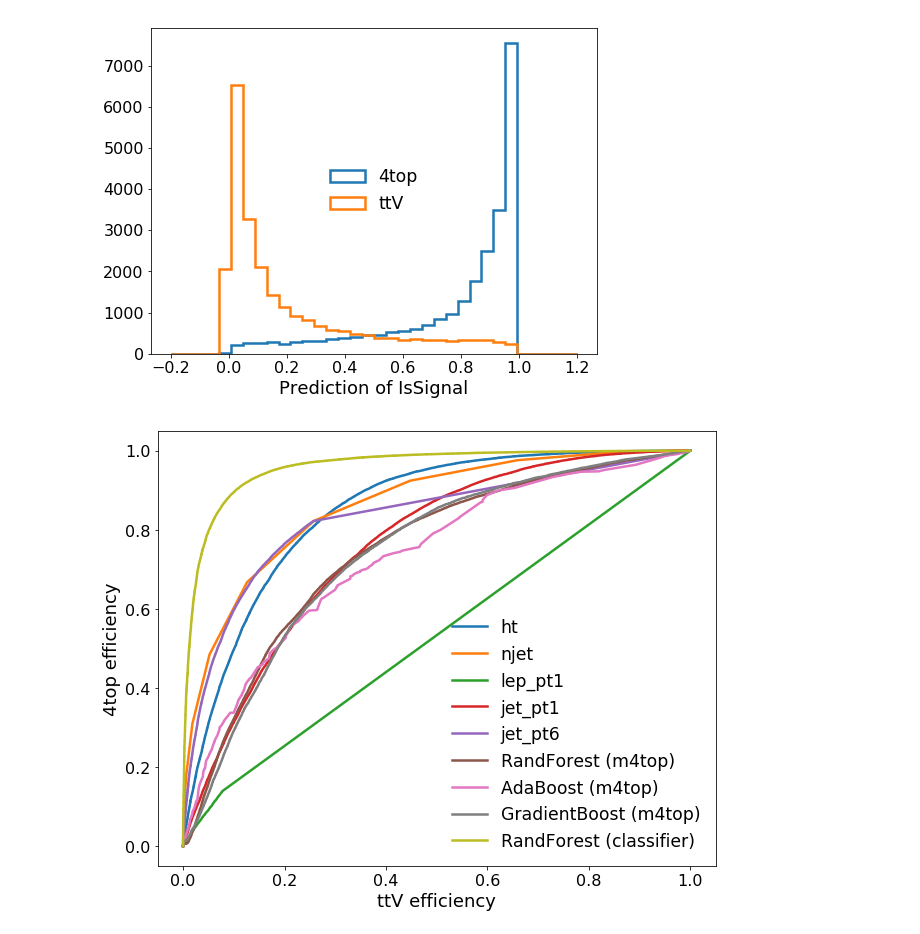
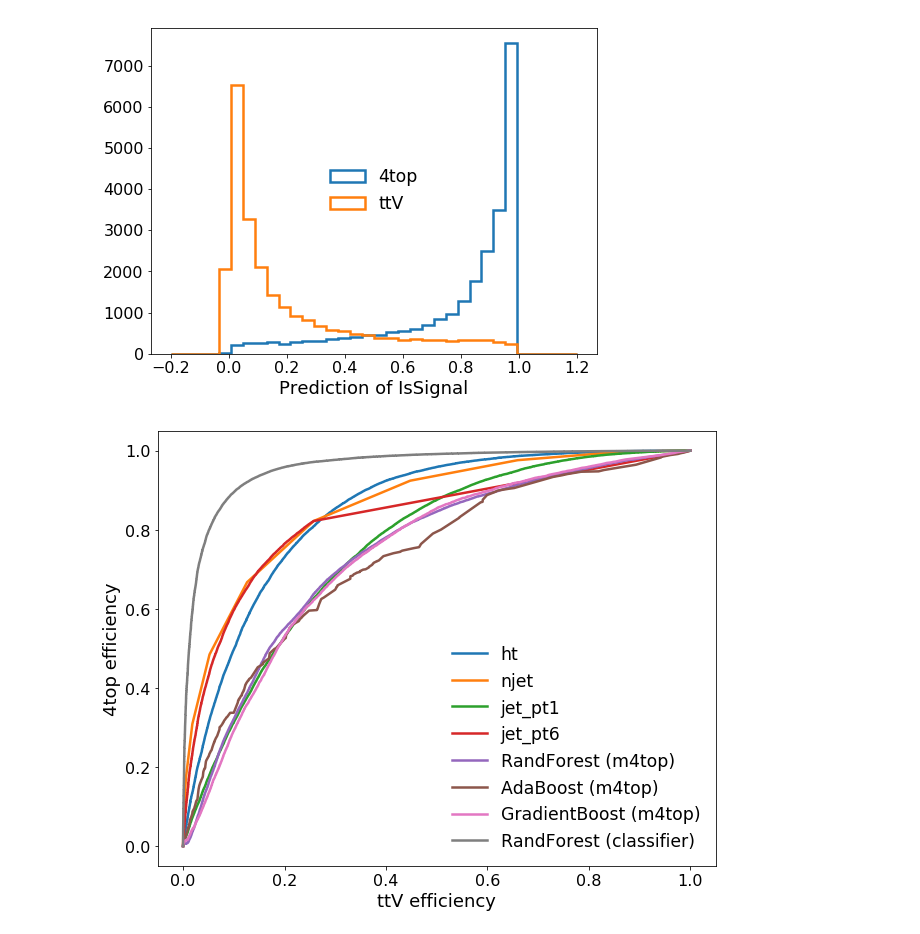
Before and after one commit to rmadar/ML-HEP, a Jupyter notebook: 4topML.ipynb, the cells around one changed output. Drawn from its saved outputs; the diff is of its cells as text; code cells hidden in the pictures.

```diff
--- a/4topML.ipynb
+++ b/4topML.ipynb
@@ -189,8 +189,8 @@ plt.xlabel('Prediction of IsSignal')
 Text(0.5,0,'Prediction of IsSignal')
 [figure]
 # %%
-VariableToTest   = ['ht','njet','lep_pt1','jet_pt1','jet_pt6']
+VariableToTest   = ['ht','njet','jet_pt1','jet_pt6']
 RegressorsToTest = [[rf_regre,'RandForest (m4top)'],[ab_regre,'AdaBoost (m4top)'],[gb_regre,'GradientBoost (m4top)'],[rf_clf,'RandForest (classifier)']]
 plot_roc_curves(df.drop('m4top',axis=1),df_ttV.drop('m4top',axis=1), VariableToTest, RegressorsToTest)
 # %% [output]
-[figure, old version]
+[figure, new version]
```
